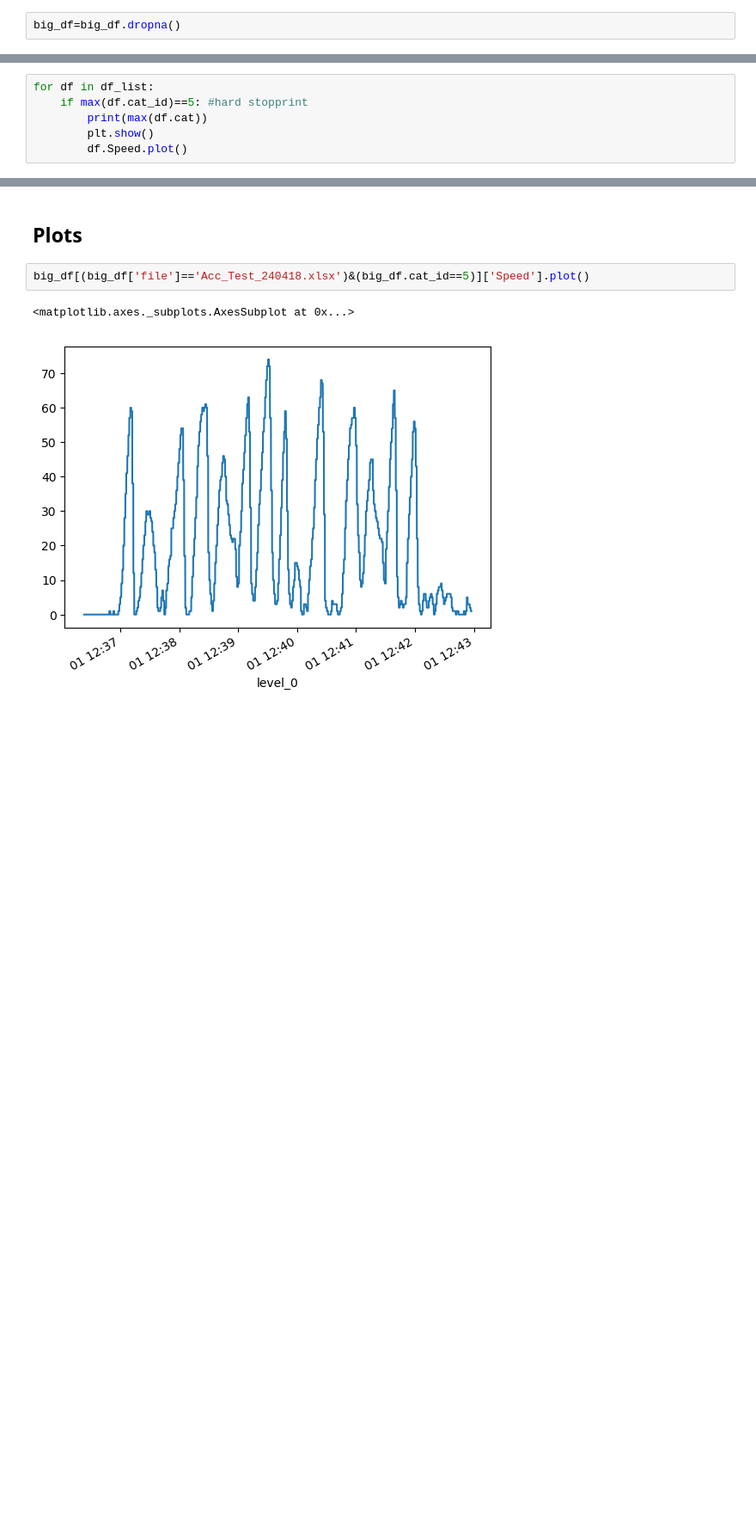
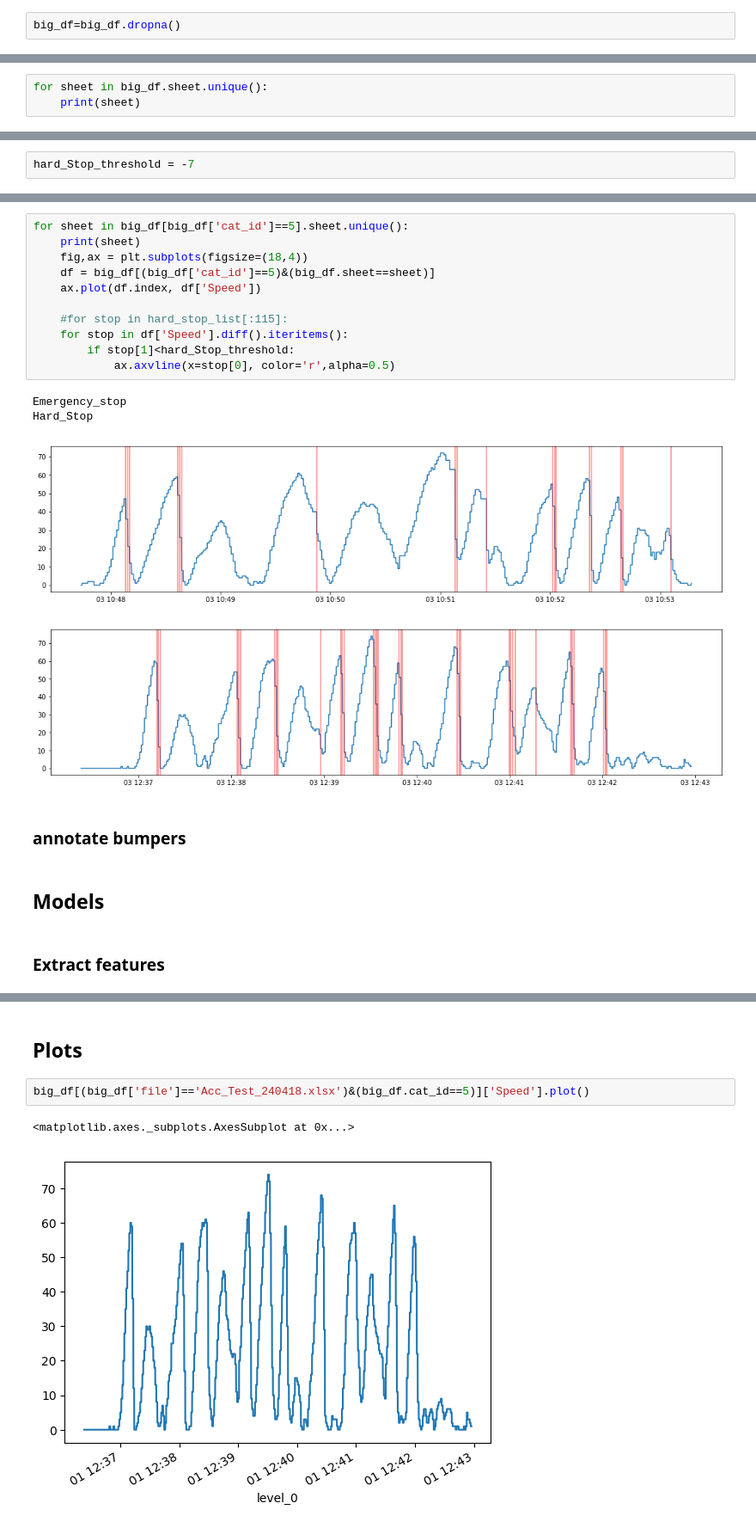
Before and after one commit to lirazch/RoadTrackACC, a Jupyter notebook: NewAnotationFormatNotebook_v1.ipynb, the cells around one changed output, grey strips where cells are left out. Shown at 86% size. Cells and saved outputs as stored; diff of their text form; blank space fills up the shorter version.

```diff
--- a/NewAnotationFormatNotebook_v1.ipynb
+++ b/NewAnotationFormatNotebook_v1.ipynb
@@ -207,6 +145,0 @@ len(big_df[big_df['cat_id']==5]) #28,264
-# %%
-for df in df_list:
-    if max(df.cat_id)==5: #hard stopprint
-        print(max(df.cat))
-        plt.show()
-        df.Speed.plot()
@@ -268,0 +197,3 @@ array([[1156,   15],
+# %%
+for sheet in big_df.sheet.unique():
+    print(sheet)
@@ -268,0 +217,2 @@ array([[1156,   15],
+# %%
+hard_Stop_threshold = -7
@@ -268,0 +225,22 @@ array([[1156,   15],
+# %%
+for sheet in big_df[big_df['cat_id']==5].sheet.unique():
+    print(sheet)
+    fig,ax = plt.subplots(figsize=(18,4))
+    df = big_df[(big_df['cat_id']==5)&(big_df.sheet==sheet)]
+    ax.plot(df.index, df['Speed'])
+
+    #for stop in hard_stop_list[:115]:
+    for stop in df['Speed'].diff().iteritems():
+        if stop[1]<hard_Stop_threshold:
+            ax.axvline(x=stop[0], color='r',alpha=0.5)
+# %% [output]
+Emergency_stop
+Hard_Stop
+[figure, added]
+[figure, added]
+# %% [markdown]
+### annotate bumpers
+# %% [markdown]
+## Models
+# %% [markdown]
+### Extract features
```
Also changed, not shown: parts of 57 cells of this notebook.
